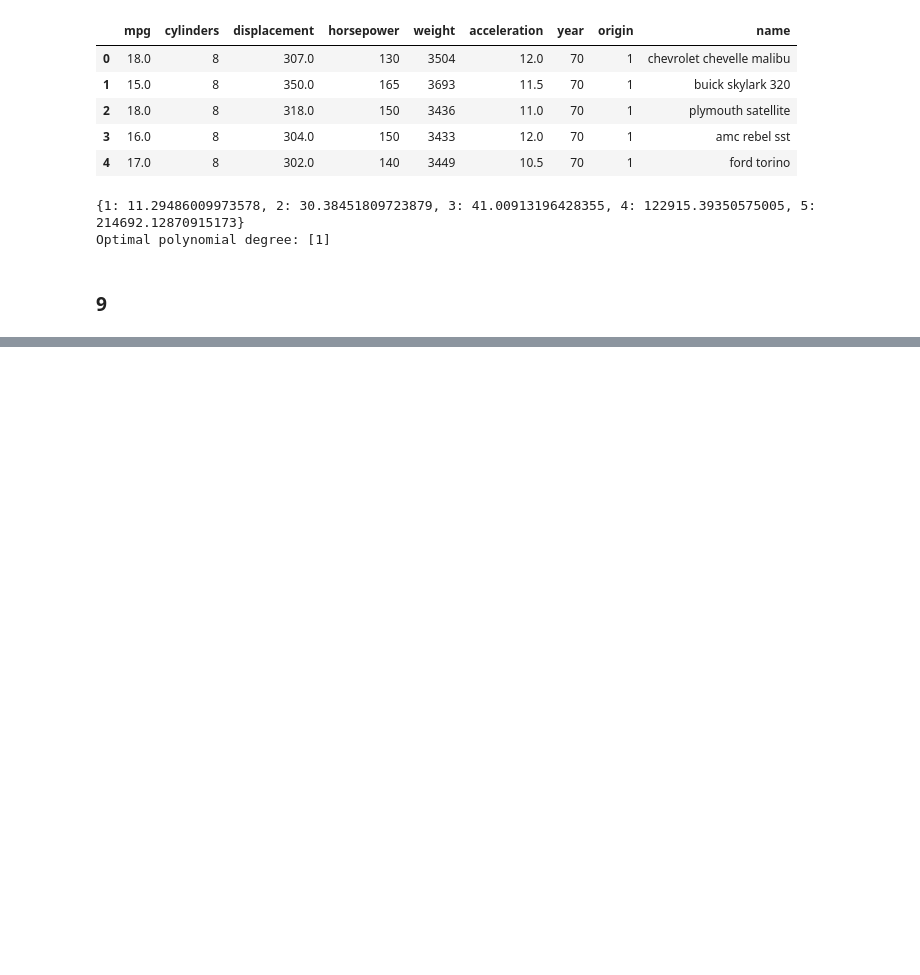
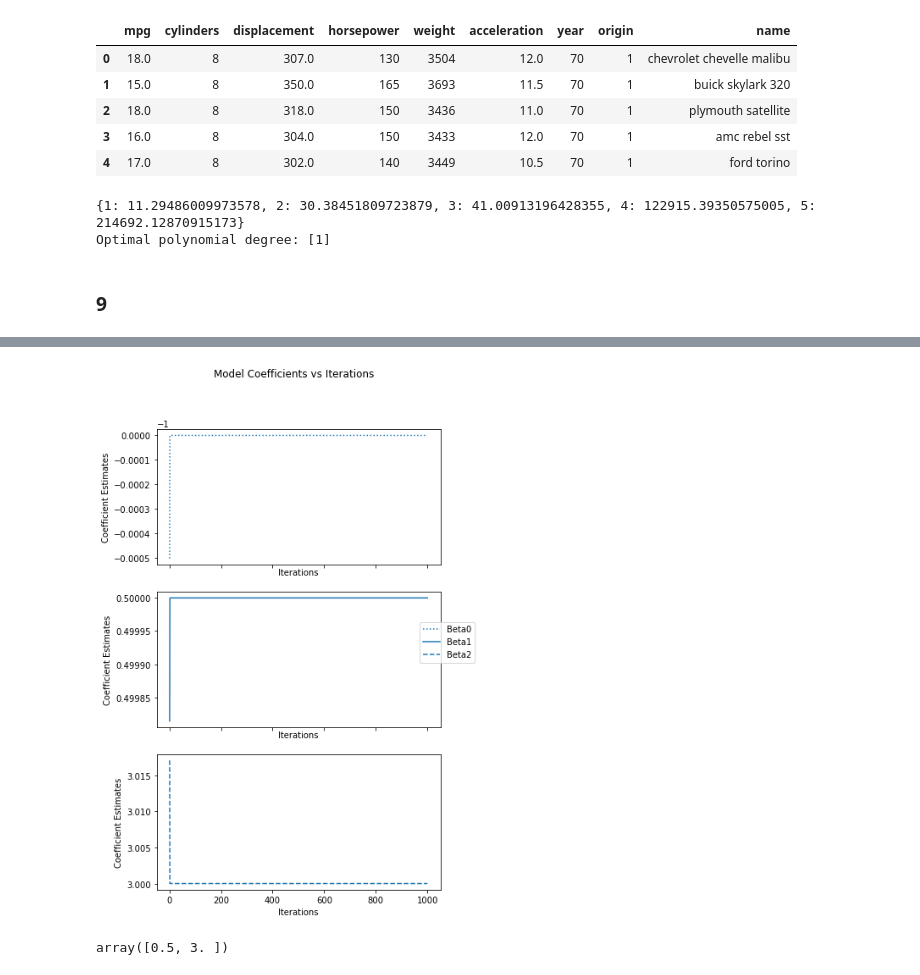
Before and after one commit to mhs95/intro_stat_learning_python, a Jupyter notebook: Chapter7/exercises/exercises_solutions_ch7.ipynb, the cells around one changed output, grey strips where cells are left out. Drawn from its saved outputs; the diff is of its cells as text; code cells hidden in the pictures; blank space fills up the shorter version.

```diff
--- a/Chapter7/exercises/exercises_solutions_ch7.ipynb
+++ b/Chapter7/exercises/exercises_solutions_ch7.ipynb
@@ -191,0 +339,5 @@ Optimal polynomial degree: [1]
+# %%
+# Generate data
+x1 = np.random.normal(loc=0, scale=1,size=100)
+x2 = np.random.normal(loc=0, scale=0.5, size=100)
+y = (0.5*x1) + (3*x2) + -1
@@ -191,0 +364,23 @@ Optimal polynomial degree: [1]
+# %%
+# For loop repeating above steps 1-7
+beta0s = []
+beta1s = []
+beta2s = []
+
+beta1 = 0
+
+for i in range(1,1001):
+    # Step c
+    a = y-(beta1*x1)
+    model = lm.fit(x2.reshape(-1,1),a)
+    beta2 = model.coef_[0]
+    beta2s.append(beta2)
+
+    # Step d
+    a = y-(beta2*x2)
+    model = lm.fit(x1.reshape(-1,1),a)
+    beta1 = model.coef_[0]
+    beta1s.append(beta1)
+
+    beta0 = model.intercept_
+    beta0s.append(beta0)
@@ -191,0 +405,20 @@ Optimal polynomial degree: [1]
+# %%
+iterations = [i for i in range(1,1001)]
+
+fig, axes = plt.subplots(3,1,figsize=(6,10),sharex=True)
+axes[0].plot(iterations,beta0s, label = 'Beta0', linestyle='dotted')
+axes[1].plot(iterations,beta1s, label = 'Beta1', linestyle='solid')
+axes[2].plot(iterations,beta2s, label = 'Beta2', linestyle='--')
+fig.legend(loc='right')
+fig.suptitle('Model Coefficients vs Iterations')
+for ax in axes:
+    ax.set(xlabel='Iterations', ylabel='Coefficient Estimates')
+# %% [output]
+[figure, added]
+# %%
+X = pd.DataFrame({'x1': x1, 'x2': x2})
+lm = LinearRegression()
+model = lm.fit(X,y)
+model.coef_
+# %% [output]
+array([0.5, 3. ])
```
Also changed, not shown: parts of 17 cells of this notebook, 5 other files.
